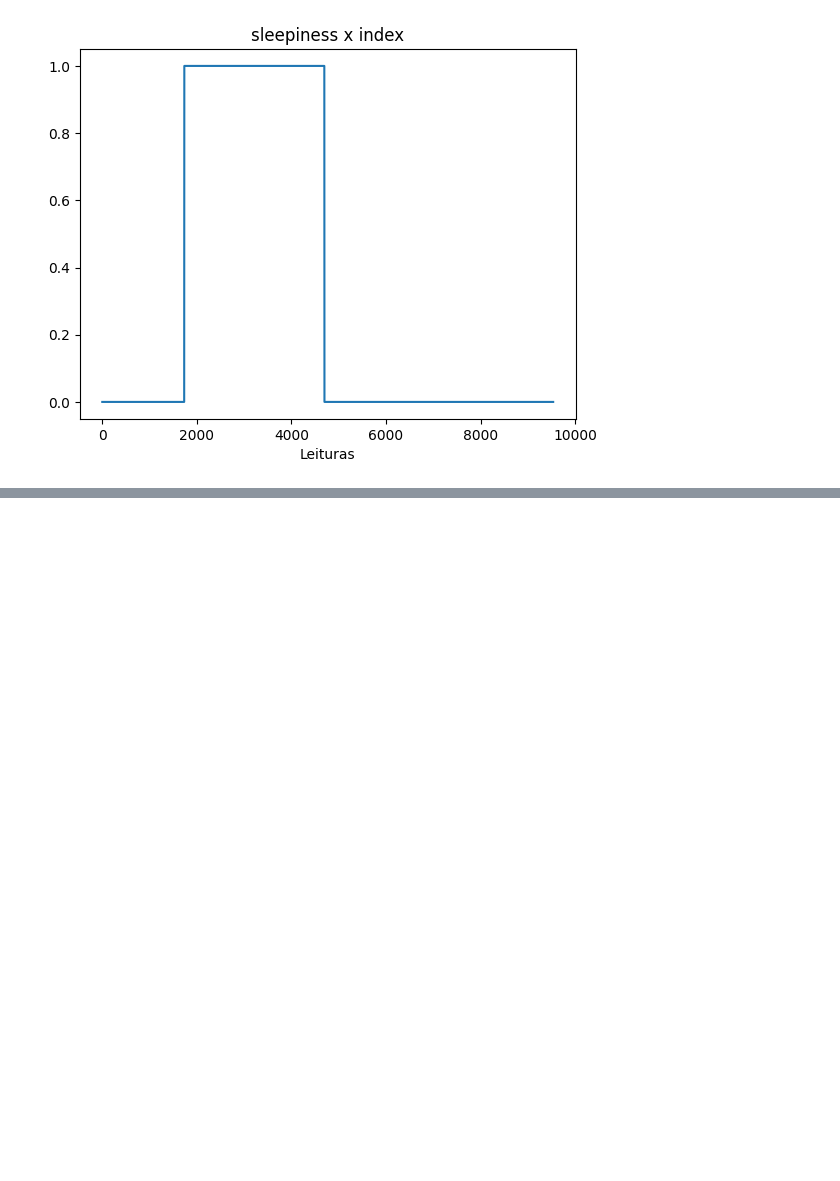
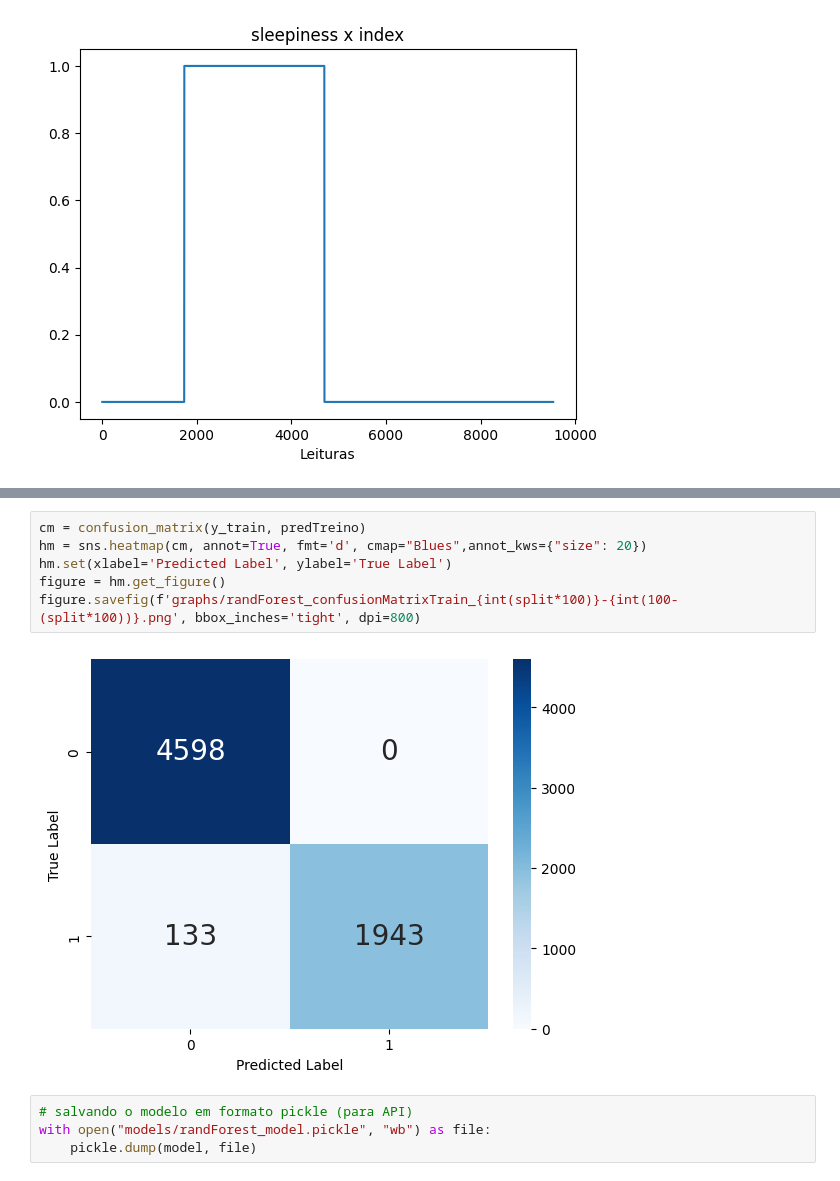
Before and after one commit to Mat-Nishi/WearableEDA, a Jupyter notebook: randForest.ipynb, the cells around one changed output, grey strips where cells are left out. Saved outputs shown, nothing was run; the diff lists cells and outputs as text; blank space fills up the shorter version.

```diff
--- a/randForest.ipynb
+++ b/randForest.ipynb
@@ -217,0 +217,12 @@ Acc (treino): 99.48500416669084
+# %%
+cm = confusion_matrix(y_train, predTreino)
+hm = sns.heatmap(cm, annot=True, fmt='d', cmap="Blues",annot_kws={"size": 20})
+hm.set(xlabel='Predicted Label', ylabel='True Label')
+figure = hm.get_figure()
+figure.savefig(f'graphs/randForest_confusionMatrixTrain_{int(split*100)}-{int(100-(split*100))}.png', bbox_inches='tight', dpi=800)
+# %% [output]
+[figure, added]
+# %%
+# salvando o modelo em formato pickle (para API)
+with open("models/randForest_model.pickle", "wb") as file:
+    pickle.dump(model, file)
```
Also changed, not shown: parts of 3 cells of this notebook, 11 other files.
